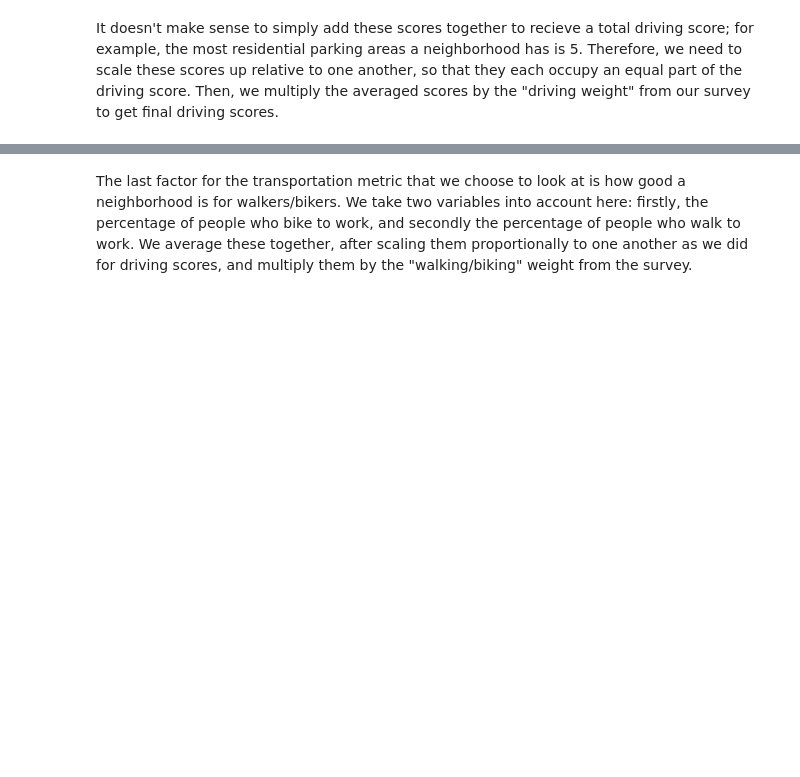
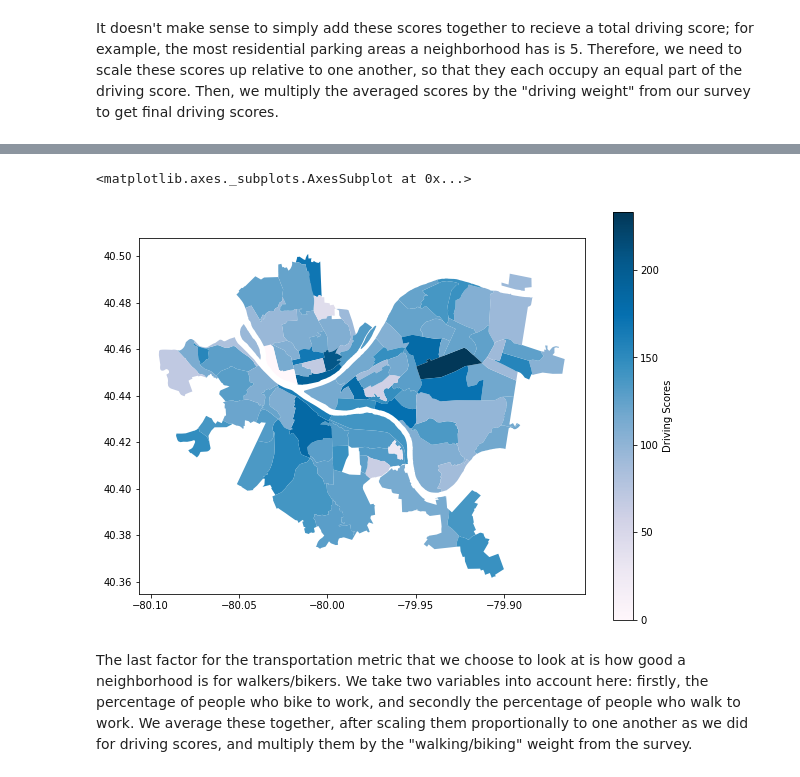
Before and after one commit to Nick0306/Big_Ideas_Final_Project, a Jupyter notebook: Dataset Notebooks/CombinedNotebook.ipynb, the cells around one changed output, grey strips where cells are left out. Cells and saved outputs as stored; diff of their text form; code cells hidden in the pictures; blank space fills up the shorter version.

```diff
--- a/Dataset Notebooks/CombinedNotebook.ipynb
+++ b/Dataset Notebooks/CombinedNotebook.ipynb
@@ -118,6 +132,19 @@ driving_scores.sort_values(by=['Driving Scores'], ascending = False).head(8)
 | Bloomfield | 62.952646 | 40 | 42 | 181.607338 |
 | South Oakland | 52.646240 | 40 | 46.6 | 174.457932 |
 | Squirrel Hill North | 30.222841 | 60 | 47.5 | 172.549307 |
+# %%
+# Geopandas representation
+scores2 = driving_scores.groupby("Neighborhood").sum()['Driving Scores']
+driving_map = neighborhoods.merge(scores2, how='left', left_on='hood', right_on='Neighborhood')
+driving_map.plot(column='Driving Scores',
+                  cmap='PuBu',
+                  figsize=(10,7.5),
+                  legend=True,
+                  legend_kwds={'label':"Driving Scores"}
+                  )
+# %% [output]
+<matplotlib.axes._subplots.AxesSubplot at 0x...>
+[figure, added]
 # %% [markdown]
 The last factor for the transportation metric that we choose to look at is how good a neighborhood is for walkers/bikers. We take two variables into account here: firstly, the percentage of people who bike to work, and secondly the percentage of people who walk to work. We average these together, after scaling them proportionally to one another as we did for driving scores, and multiply them by the "walking/biking" weight from the survey.
 # %%
```
Also changed, not shown: parts of 3 cells of this notebook.
